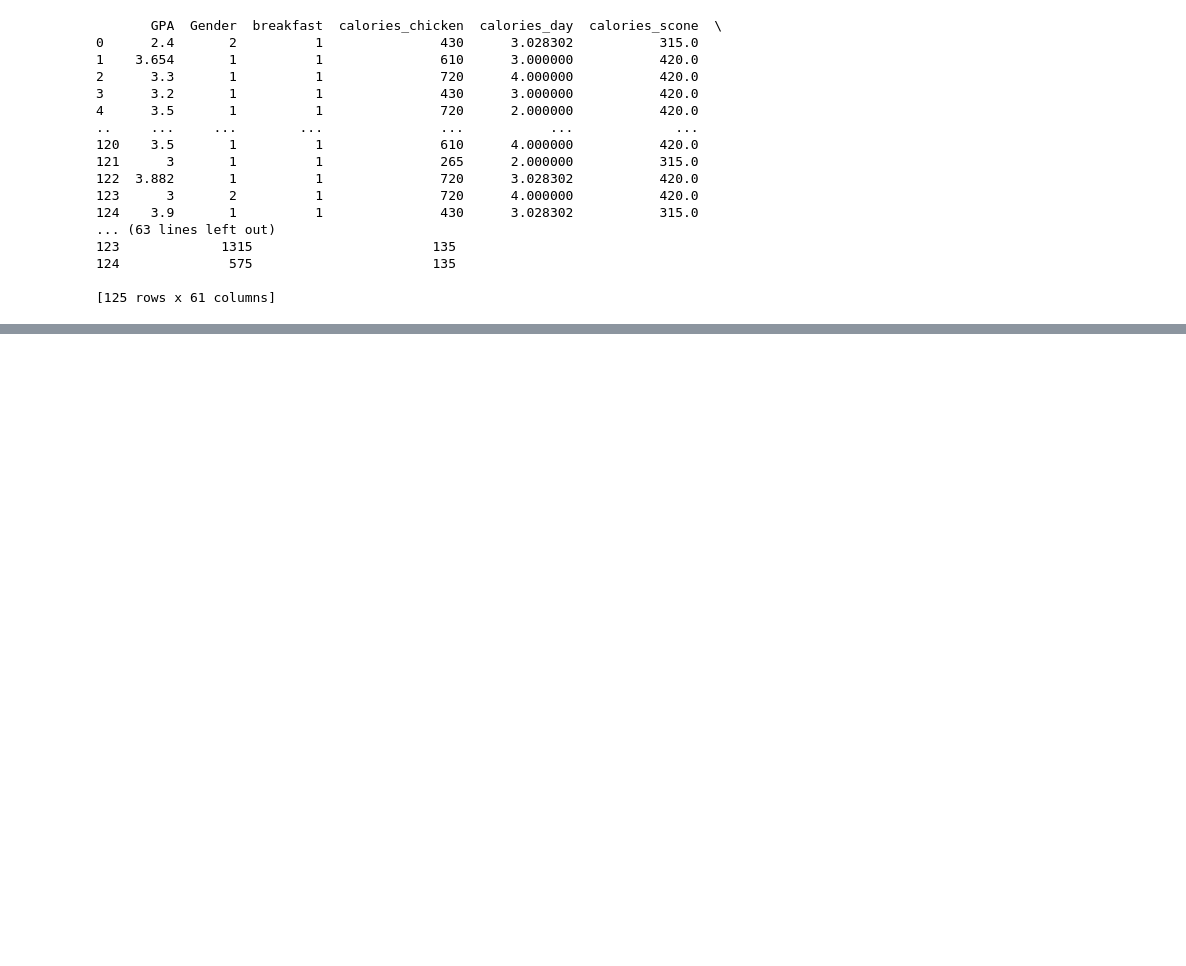
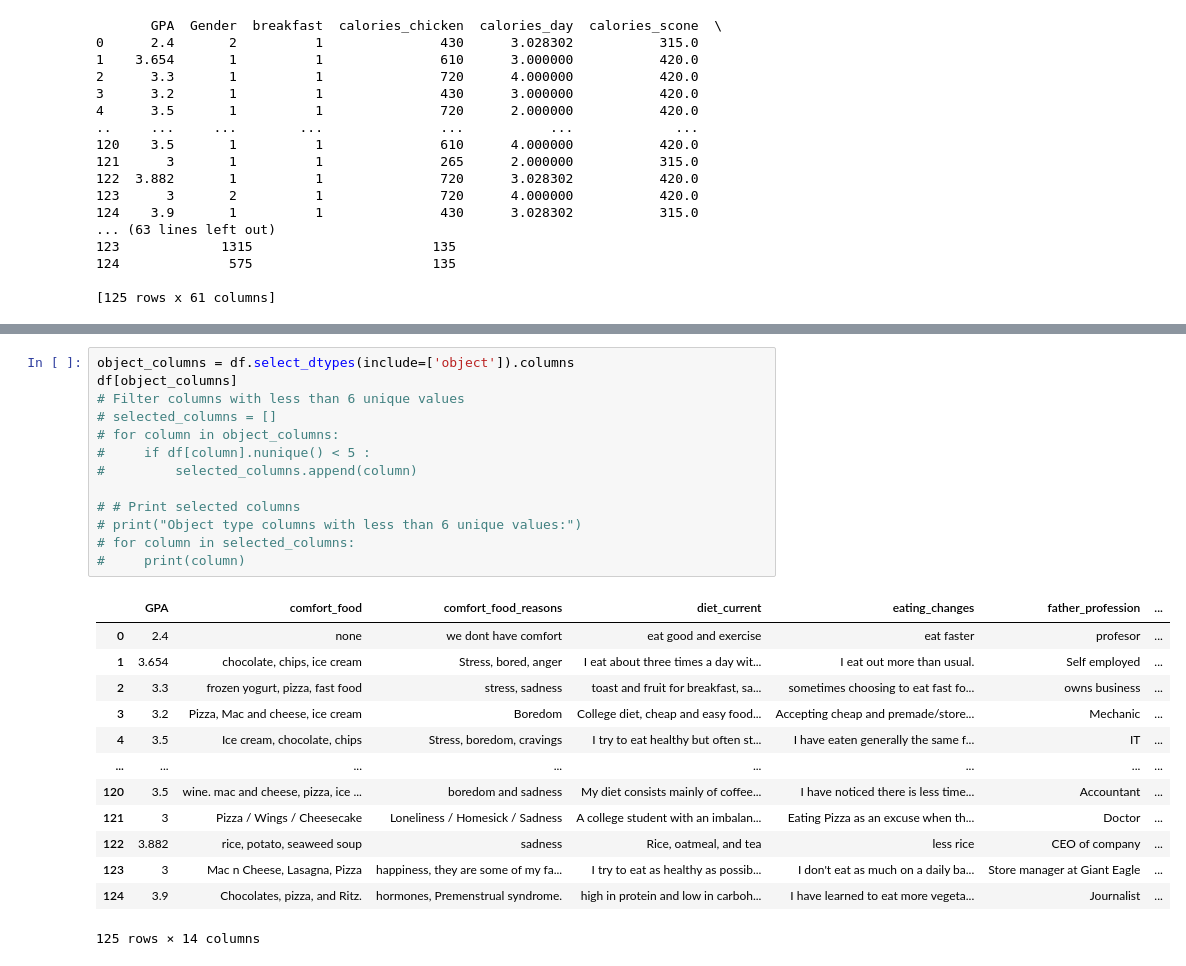
Before and after one commit to Pruthvik-Machhi/data-preprocessing, a Jupyter notebook: food.ipynb, the cells around one changed output, grey strips where cells are left out. Drawn from its saved outputs; the diff is of its cells as text; blank space fills up the shorter version.

Commit message:
clean object type columns with numeric value

```diff
--- a/food.ipynb
+++ b/food.ipynb
@@ -179,0 +191,27 @@ Length: 61, dtype: int64
+# %%
+object_columns = df.select_dtypes(include=['object']).columns
+df[object_columns]
+# Filter columns with less than 6 unique values
+# selected_columns = []
+# for column in object_columns:
+#     if df[column].nunique() < 5 :
+#         selected_columns.append(column)
+
+# # Print selected columns
+# print("Object type columns with less than 6 unique values:")
+# for column in selected_columns:
+#     print(column)
+# %% [output]
+|  | GPA | comfort_food | comfort_food_reasons | diet_current | eating_changes | father_profession | ... |
+| 0 | 2.4 | none | we dont have comfort | eat good and exercise | eat faster | profesor | ... |
+| 1 | 3.654 | chocolate, chips, ice cream | Stress, bored, anger | I eat about three times a day wit... | I eat out more than usual. | Self employed | ... |
+| 2 | 3.3 | frozen yogurt, pizza, fast food | stress, sadness | toast and fruit for breakfast, sa... | sometimes choosing to eat fast fo... | owns business | ... |
+| 3 | 3.2 | Pizza, Mac and cheese, ice cream | Boredom | College diet, cheap and easy food... | Accepting cheap and premade/store... | Mechanic | ... |
+| 4 | 3.5 | Ice cream, chocolate, chips | Stress, boredom, cravings | I try to eat healthy but often st... | I have eaten generally the same f... | IT | ... |
+| ... | ... | ... | ... | ... | ... | ... | ... |
+| 120 | 3.5 | wine. mac and cheese, pizza, ice ... | boredom and sadness | My diet consists mainly of coffee... | I have noticed there is less time... | Accountant | ... |
+| 121 | 3 | Pizza / Wings / Cheesecake | Loneliness / Homesick / Sadness | A college student with an imbalan... | Eating Pizza as an excuse when th... | Doctor | ... |
+| 122 | 3.882 | rice, potato, seaweed soup | sadness | Rice, oatmeal, and tea | less rice | CEO of company | ... |
+| 123 | 3 | Mac n Cheese, Lasagna, Pizza | happiness, they are some of my fa... | I try to eat as healthy as possib... | I don't eat as much on a daily ba... | Store manager at Giant Eagle | ... |
+| 124 | 3.9 | Chocolates, pizza, and Ritz. | hormones, Premenstrual syndrome. | high in protein and low in carboh... | I have learned to eat more vegeta... | Journalist | ... |
+125 rows × 14 columns
```
Also changed, not shown: parts of 7 cells of this notebook.
